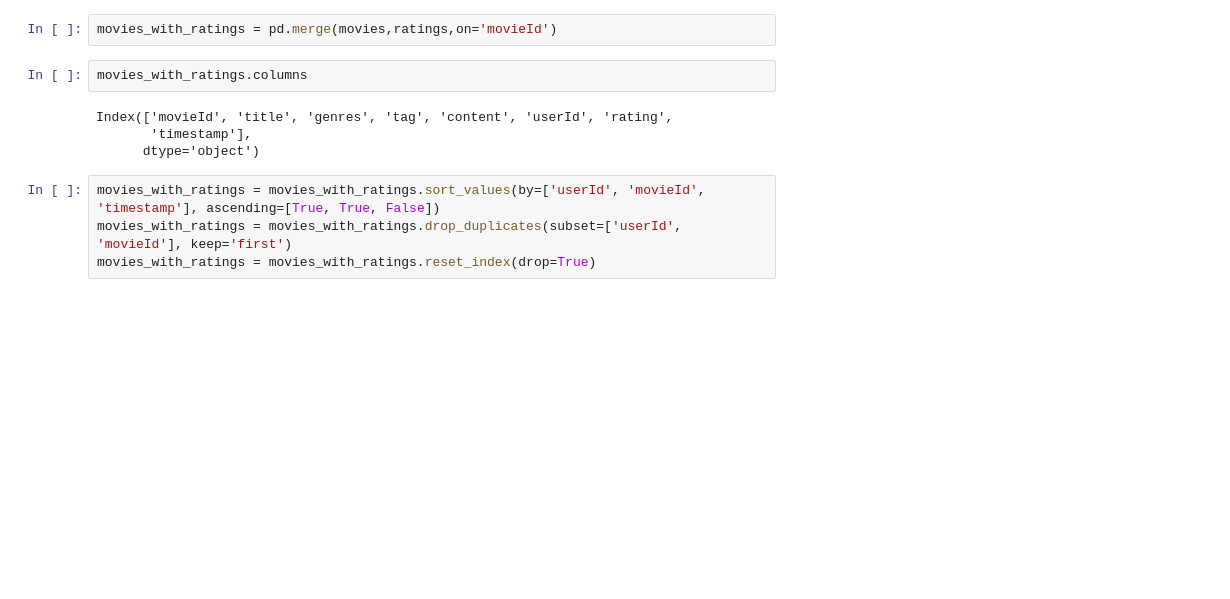
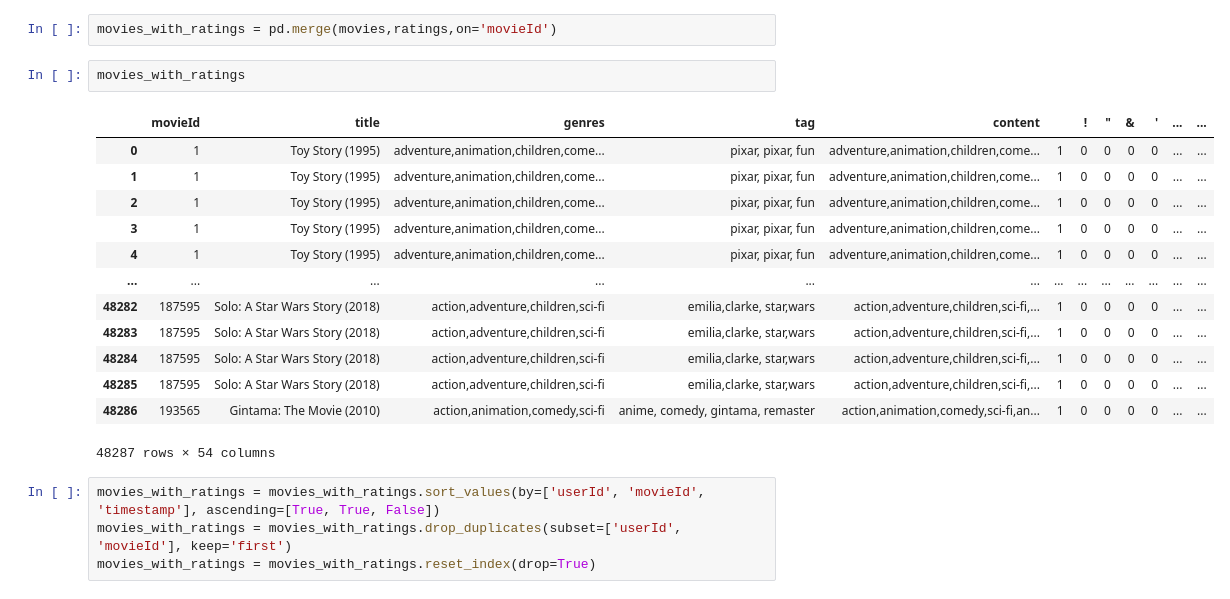
Before and after one commit to AyushNigam-1/NCF-Recommendation, a Jupyter notebook: notebook/NCF.ipynb, the cells around one changed output. Cells and saved outputs as stored; diff of their text form; blank space fills up the shorter version.

```diff
--- a/notebook/NCF.ipynb
+++ b/notebook/NCF.ipynb
@@ -69,11 +67,21 @@ NameError: name 'MultiLabelBinarizer' is not defined
 # %%
 movies_with_ratings = pd.merge(movies,ratings,on='movieId')
 # %%
-movies_with_ratings.columns
+movies_with_ratings
 # %% [output]
+|  | movieId | title | genres | tag | content |  | ! | " | & | ' | ... | ... |
+| 0 | 1 | Toy Story (1995) | adventure,animation,children,come... | pixar, pixar, fun | adventure,animation,children,come... | 1 | 0 | 0 | 0 | 0 | ... | ... |
+| 1 | 1 | Toy Story (1995) | adventure,animation,children,come... | pixar, pixar, fun | adventure,animation,children,come... | 1 | 0 | 0 | 0 | 0 | ... | ... |
+| 2 | 1 | Toy Story (1995) | adventure,animation,children,come... | pixar, pixar, fun | adventure,animation,children,come... | 1 | 0 | 0 | 0 | 0 | ... | ... |
+| 3 | 1 | Toy Story (1995) | adventure,animation,children,come... | pixar, pixar, fun | adventure,animation,children,come... | 1 | 0 | 0 | 0 | 0 | ... | ... |
+| 4 | 1 | Toy Story (1995) | adventure,animation,children,come... | pixar, pixar, fun | adventure,animation,children,come... | 1 | 0 | 0 | 0 | 0 | ... | ... |
+| ... | ... | ... | ... | ... | ... | ... | ... | ... | ... | ... | ... | ... |
+| 48282 | 187595 | Solo: A Star Wars Story (2018) | action,adventure,children,sci-fi | emilia,clarke, star,wars | action,adventure,children,sci-fi,... | 1 | 0 | 0 | 0 | 0 | ... | ... |
+| 48283 | 187595 | Solo: A Star Wars Story (2018) | action,adventure,children,sci-fi | emilia,clarke, star,wars | action,adventure,children,sci-fi,... | 1 | 0 | 0 | 0 | 0 | ... | ... |
+| 48284 | 187595 | Solo: A Star Wars Story (2018) | action,adventure,children,sci-fi | emilia,clarke, star,wars | action,adventure,children,sci-fi,... | 1 | 0 | 0 | 0 | 0 | ... | ... |
+| 48285 | 187595 | Solo: A Star Wars Story (2018) | action,adventure,children,sci-fi | emilia,clarke, star,wars | action,adventure,children,sci-fi,... | 1 | 0 | 0 | 0 | 0 | ... | ... |
+| 48286 | 193565 | Gintama: The Movie (2010) | action,animation,comedy,sci-fi | anime, comedy, gintama, remaster | action,animation,comedy,sci-fi,an... | 1 | 0 | 0 | 0 | 0 | ... | ... |
-Index(['movieId', 'title', 'genres', 'tag', 'content', 'userId', 'rating',
-       'timestamp'],
-      dtype='object')
+48287 rows × 54 columns
 # %%
 movies_with_ratings = movies_with_ratings.sort_values(by=['userId', 'movieId', 'timestamp'], ascending=[True, True, False])
 movies_with_ratings = movies_with_ratings.drop_duplicates(subset=['userId', 'movieId'], keep='first')
```
Also changed, not shown: parts of 7 cells of this notebook, 5 other files.
